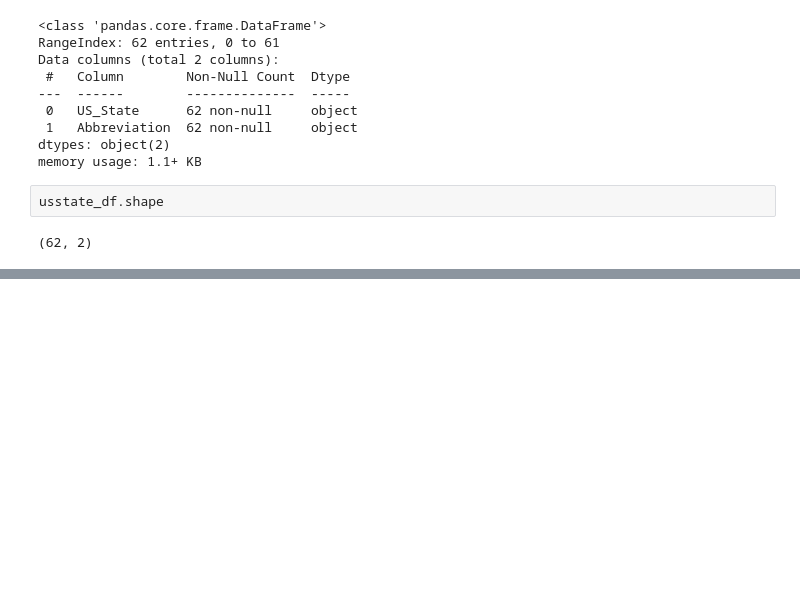
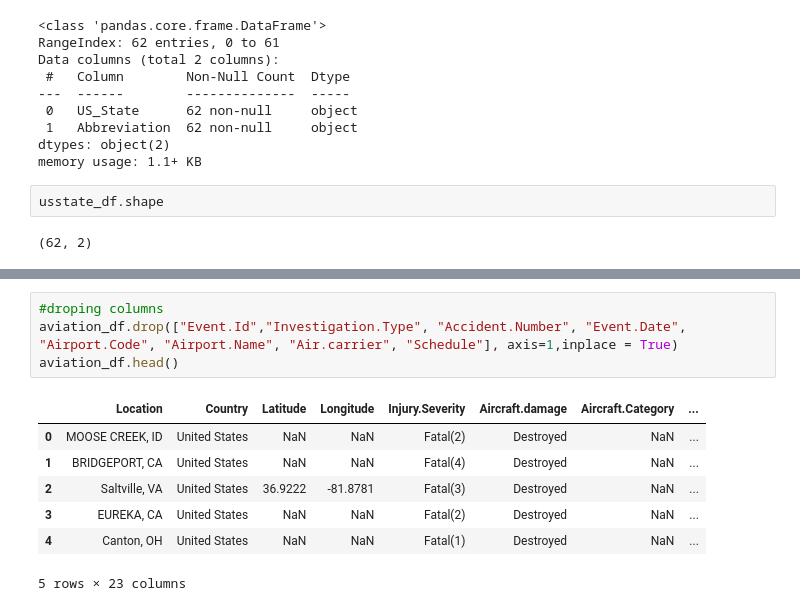
Before and after one commit to mercy-gh/Phase1Project, a Jupyter notebook: index.ipynb, the cells around one changed output, grey strips where cells are left out. Cells and saved outputs as stored; diff of their text form; blank space fills up the shorter version.

```diff
--- a/index.ipynb
+++ b/index.ipynb
@@ -119,0 +208,12 @@ The data from USState codes contains 62 rows, showing 62 states and 2 columns sh
+# %%
+#droping columns
+aviation_df.drop(["Event.Id","Investigation.Type", "Accident.Number", "Event.Date", "Airport.Code", "Airport.Name", "Air.carrier", "Schedule"], axis=1,inplace = True)
+aviation_df.head()
+# %% [output]
+|  | Location | Country | Latitude | Longitude | Injury.Severity | Aircraft.damage | Aircraft.Category | ... |
+| 0 | MOOSE CREEK, ID | United States | NaN | NaN | Fatal(2) | Destroyed | NaN | ... |
+| 1 | BRIDGEPORT, CA | United States | NaN | NaN | Fatal(4) | Destroyed | NaN | ... |
+| 2 | Saltville, VA | United States | 36.9222 | -81.8781 | Fatal(3) | Destroyed | NaN | ... |
+| 3 | EUREKA, CA | United States | NaN | NaN | Fatal(2) | Destroyed | NaN | ... |
+| 4 | Canton, OH | United States | NaN | NaN | Fatal(1) | Destroyed | NaN | ... |
+5 rows × 23 columns
```
Also changed, not shown: parts of 31 cells of this notebook.
